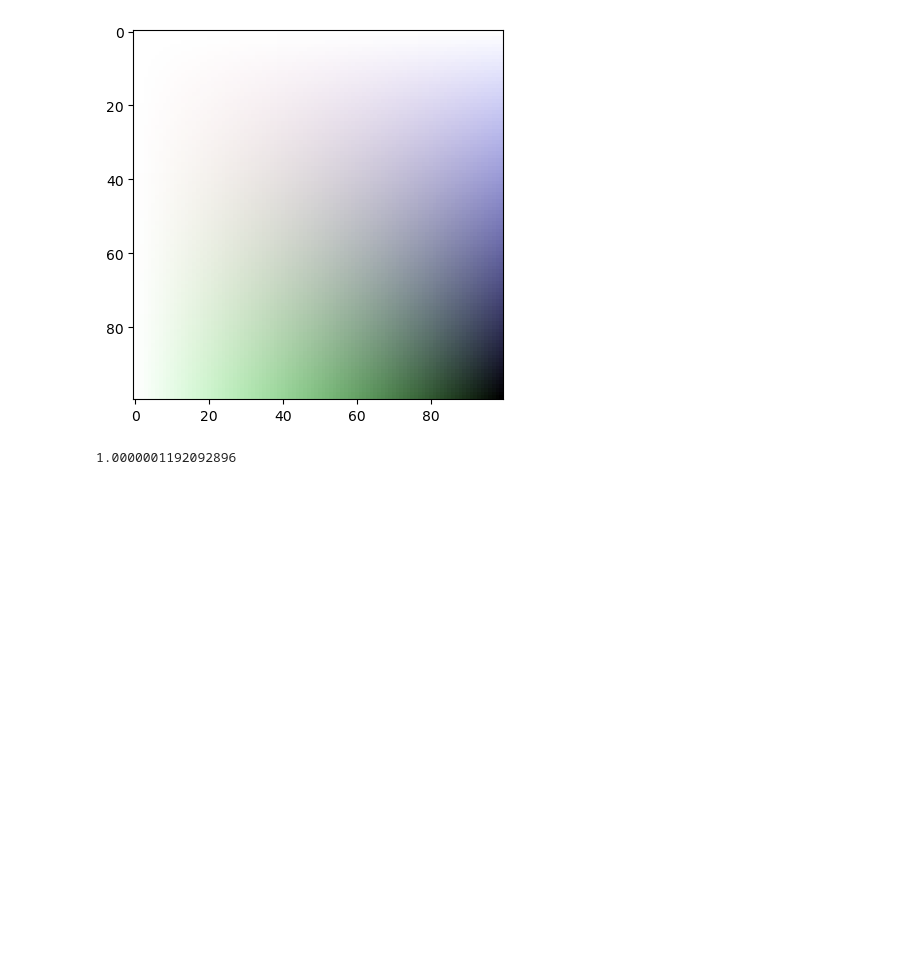
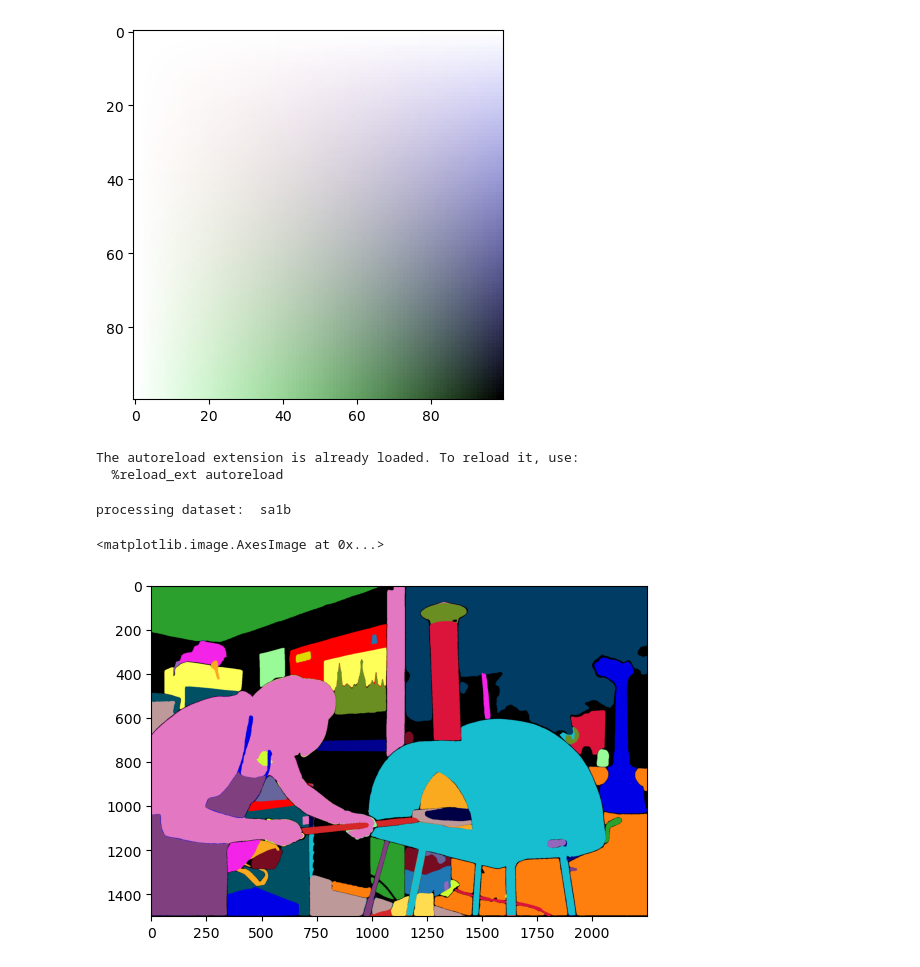
Before and after one commit to JakobLC/diffusion2, a Jupyter notebook: test_script.ipynb, the cells around one changed output. Saved outputs shown, nothing was run; the diff lists cells and outputs as text; code cells hidden in the pictures; blank space fills up the shorter version.

Commit message:
restructuring, data improvements

```diff
--- a/test_script.ipynb
+++ b/test_script.ipynb
@@ -952,7 +815,40 @@ The autoreload extension is already loaded. To reload it, use:
   %reload_ext autoreload
 <matplotlib.image.AxesImage at 0x...>
 [figure]
-# %%
-analog_bits_on_image3(bits,im,ab).sum(2).max()
-# %% [output]
-1.0000001192092896
+# %%
+%load_ext autoreload
+%autoreload 2
+%matplotlib inline
+import os,sys
+sys.path.append('./source/')
+sys.path.append('./data/')
+import numpy as np
+from data.download_datasets import process_bg, prettify_data
+import matplotlib.pyplot as plt
+from source.plot_utils import analog_bits_on_image,mask_overlay_smooth
+import jlc
+from PIL import Image
+from pathlib import Path
+from source.datasets import SegmentationDataset
+import scipy.ndimage as nd
+from source.nice_colors import largest_pallete
+import tqdm
+#dataset = SegmentationDataset()
+#print(len(dataset))
+# %% [output]
+The autoreload extension is already loaded. To reload it, use:
+  %reload_ext autoreload
+# %%
+dataset = SegmentationDataset(datasets="sa1b")
+i = 5
+item = dataset[i][-1]
+
+label_path = Path("./data/")/ item["dataset_name"] / item["label_path"]
+image_path = Path("./data/")/ item["dataset_name"] / item["image_path"]
+label = np.array(Image.open(label_path))
+image = np.array(Image.open(image_path))
+plt.imshow(mask_overlay_smooth(image,mask=label.astype(np.uint8),alpha_mask=1.0))
+# %% [output]
+processing dataset:  sa1b
+<matplotlib.image.AxesImage at 0x...>
+[figure, added]
```
Also changed, not shown: parts of 16 cells of this notebook, 8 other files.
